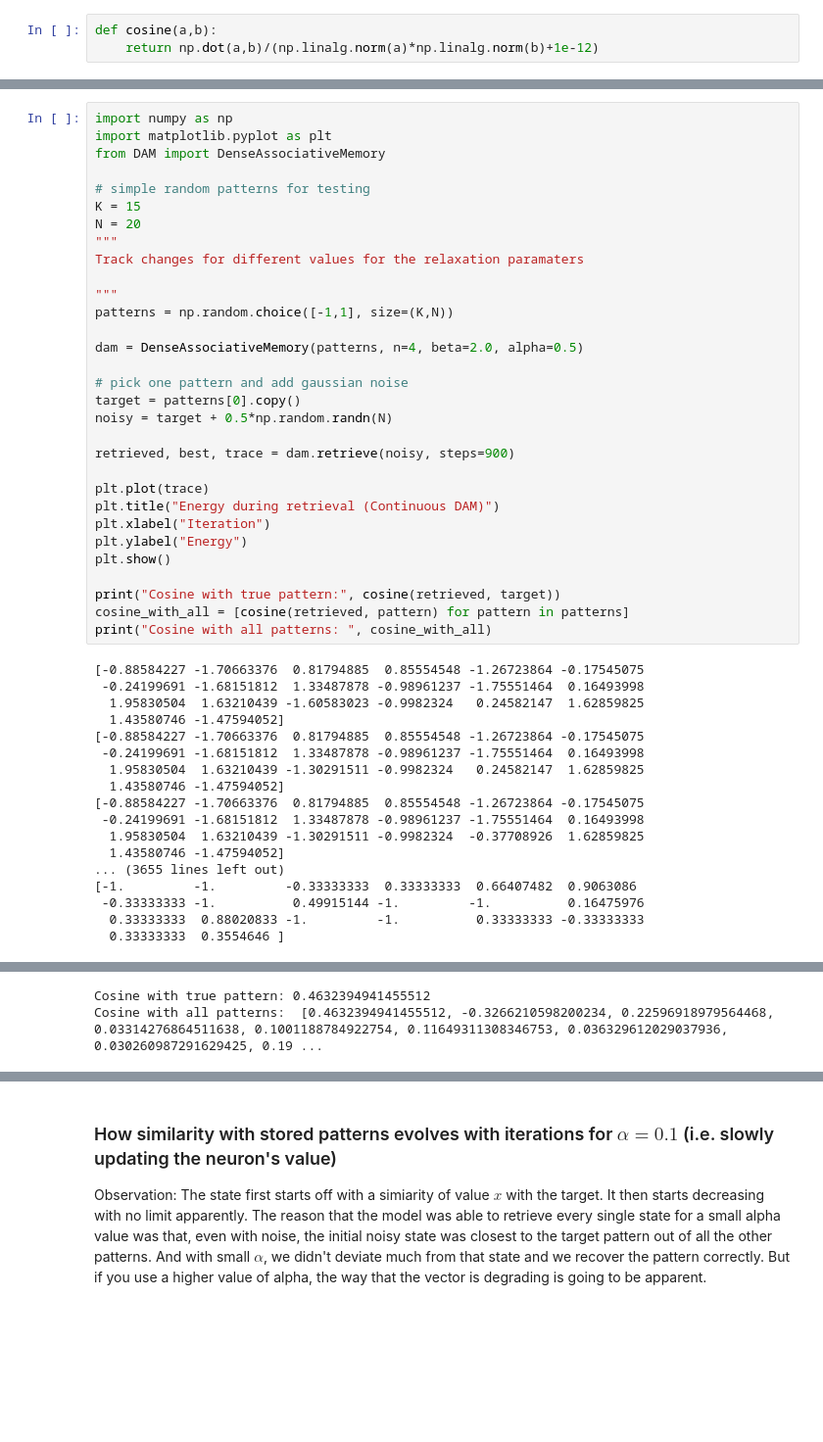
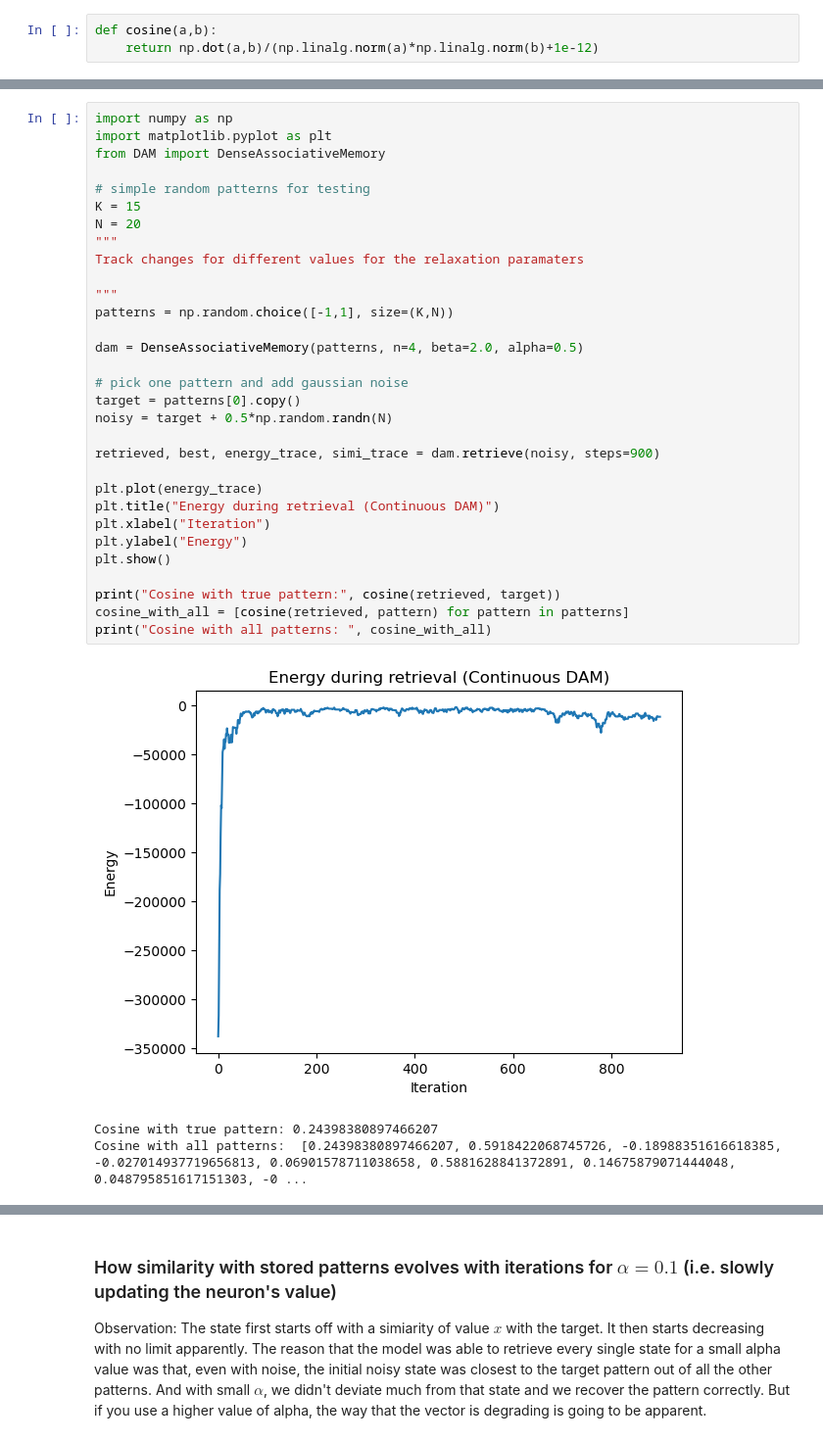
Before and after one commit to AhmedAlSunbati712/memgrid, a Jupyter notebook: DenseAM.ipynb, the cells around one changed output, grey strips where cells are left out. Shown at 98% size. Saved outputs shown, nothing was run; the diff lists cells and outputs as text; blank space fills up the shorter version.

```diff
--- a/DenseAM.ipynb
+++ b/DenseAM.ipynb
@@ -4,49 +107,35 @@ def cosine(a,b):
 # %%
 import numpy as np
 import matplotlib.pyplot as plt
 from DAM import DenseAssociativeMemory
 
 # simple random patterns for testing
 K = 15
 N = 20
 """
 Track changes for different values for the relaxation paramaters
 
 """
 patterns = np.random.choice([-1,1], size=(K,N))
 
 dam = DenseAssociativeMemory(patterns, n=4, beta=2.0, alpha=0.5)
 
 # pick one pattern and add gaussian noise
 target = patterns[0].copy()
 noisy = target + 0.5*np.random.randn(N)
 
-retrieved, best, trace = dam.retrieve(noisy, steps=900)
+retrieved, best, energy_trace, simi_trace = dam.retrieve(noisy, steps=900)
 
-plt.plot(trace)
+plt.plot(energy_trace)
 plt.title("Energy during retrieval (Continuous DAM)")
 plt.xlabel("Iteration")
 plt.ylabel("Energy")
 plt.show()
 
 print("Cosine with true pattern:", cosine(retrieved, target))
 cosine_with_all = [cosine(retrieved, pattern) for pattern in patterns]
 print("Cosine with all patterns: ", cosine_with_all)
 # %% [output]
+[figure, new version]
-[-0.88584227 -1.70663376  0.81794885  0.85554548 -1.26723864 -0.17545075
- -0.24199691 -1.68151812  1.33487878 -0.98961237 -1.75551464  0.16493998
-  1.95830504  1.63210439 -1.60583023 -0.9982324   0.24582147  1.62859825
-  1.43580746 -1.47594052]
-[-0.88584227 -1.70663376  0.81794885  0.85554548 -1.26723864 -0.17545075
- -0.24199691 -1.68151812  1.33487878 -0.98961237 -1.75551464  0.16493998
-  1.95830504  1.63210439 -1.30291511 -0.9982324   0.24582147  1.62859825
-  1.43580746 -1.47594052]
-[-0.88584227 -1.70663376  0.81794885  0.85554548 -1.26723864 -0.17545075
- -0.24199691 -1.68151812  1.33487878 -0.98961237 -1.75551464  0.16493998
-  1.95830504  1.63210439 -1.30291511 -0.9982324  -0.37708926  1.62859825
-  1.43580746 -1.47594052]
-... (3655 lines left out)
-[-1.         -1.         -0.33333333  0.33333333  0.66407482  0.9063086
- -0.33333333 -1.          0.49915144 -1.         -1.          0.16475976
-  0.33333333  0.88020833 -1.         -1.          0.33333333 -0.33333333
-  0.33333333  0.3554646 ]
+Cosine with true pattern: 0.24398380897466207
+Cosine with all patterns:  [0.24398380897466207, 0.5918422068745726, -0.18988351616618385, -0.027014937719656813, 0.06901578711038658, 0.5881628841372891, 0.14675879071444048, 0.048795851617151303, -0 ...
@@ -54,5 +142,3 @@ print("Cosine with all patterns: ", cosine_with_all)
-Cosine with true pattern: 0.4632394941455512
-Cosine with all patterns:  [0.4632394941455512, -0.3266210598200234, 0.22596918979564468, 0.03314276864511638, 0.1001188784922754, 0.11649311308346753, 0.036329612029037936, 0.030260987291629425, 0.19 ...
 # %%
 import numpy as np
 import matplotlib.pyplot as plt
```
Also changed, not shown: parts of 16 cells of this notebook, 2 other files.
